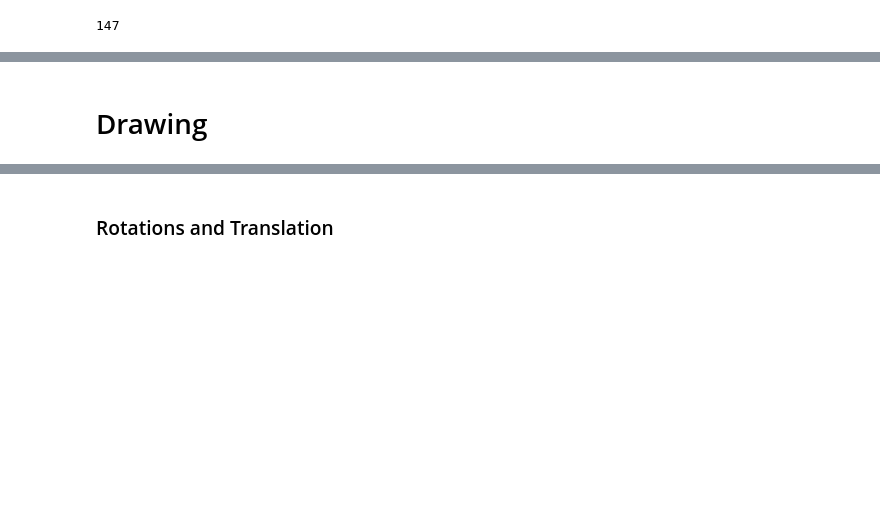
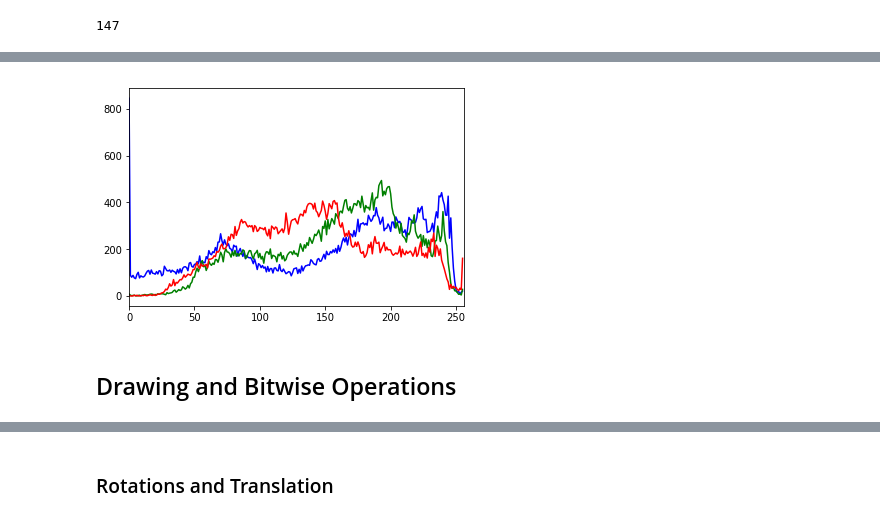
Before and after one commit to Saiphani724-zz/Python, a Jupyter notebook: Opencv_Basics.ipynb, the cells around one changed output, grey strips where cells are left out. Saved outputs shown, nothing was run; the diff lists cells and outputs as text; code cells hidden in the pictures; blank space fills up the shorter version.

```diff
--- a/Opencv_Basics.ipynb
+++ b/Opencv_Basics.ipynb
@@ -96,12 +108,14 @@ cv2.destroyAllWindows()
 # %%
 colours = ('b','g','r')
 for i,col in enumerate(colours):
-    hist = cv2.calcHist([img2,img1,img],[i],None,[256],[0,256])
+    hist = cv2.calcHist([img],[i],None,[256],[0,256])
     plt.plot(hist,color=col)
     plt.xlim([0,256])
 plt.show()
+# %% [output]
+[figure, added]
 # %% [markdown]
-# Drawing
+## Drawing and Bitwise Operations
 # %%
 # Line
 screen = np.zeros((300,400,3))
```
Also changed, not shown: parts of 49 cells of this notebook.
